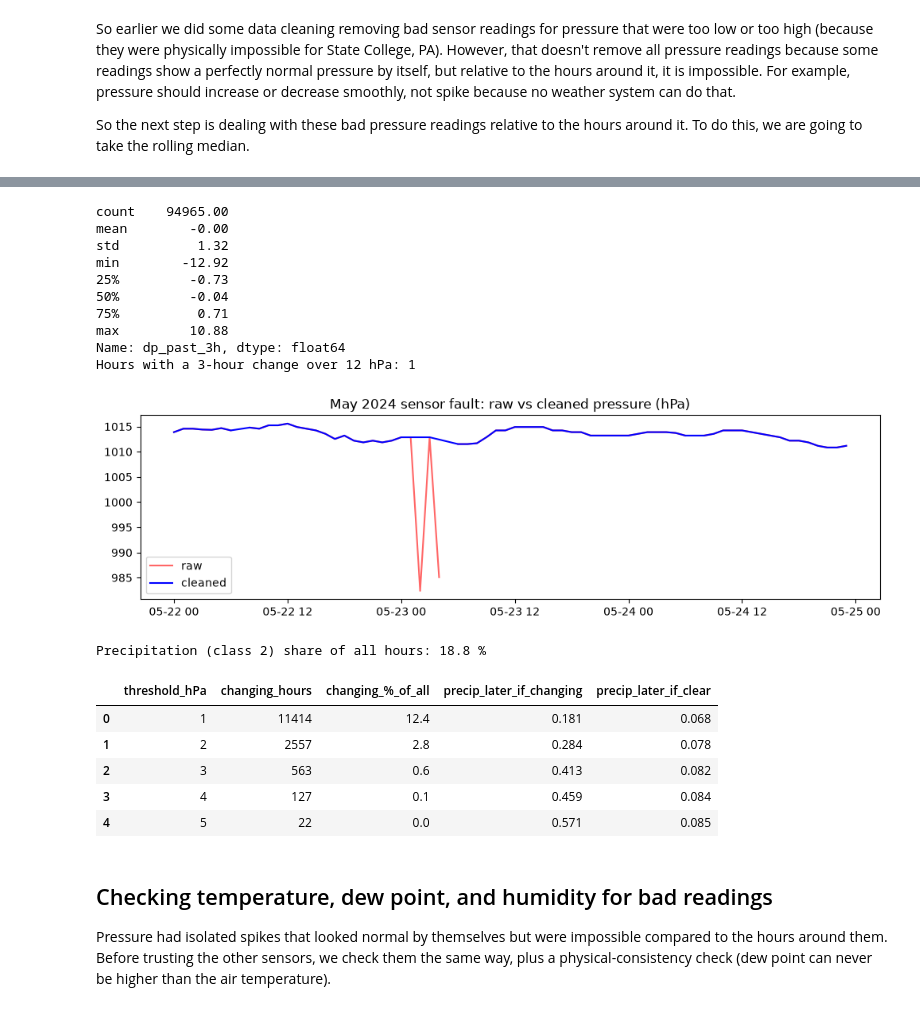
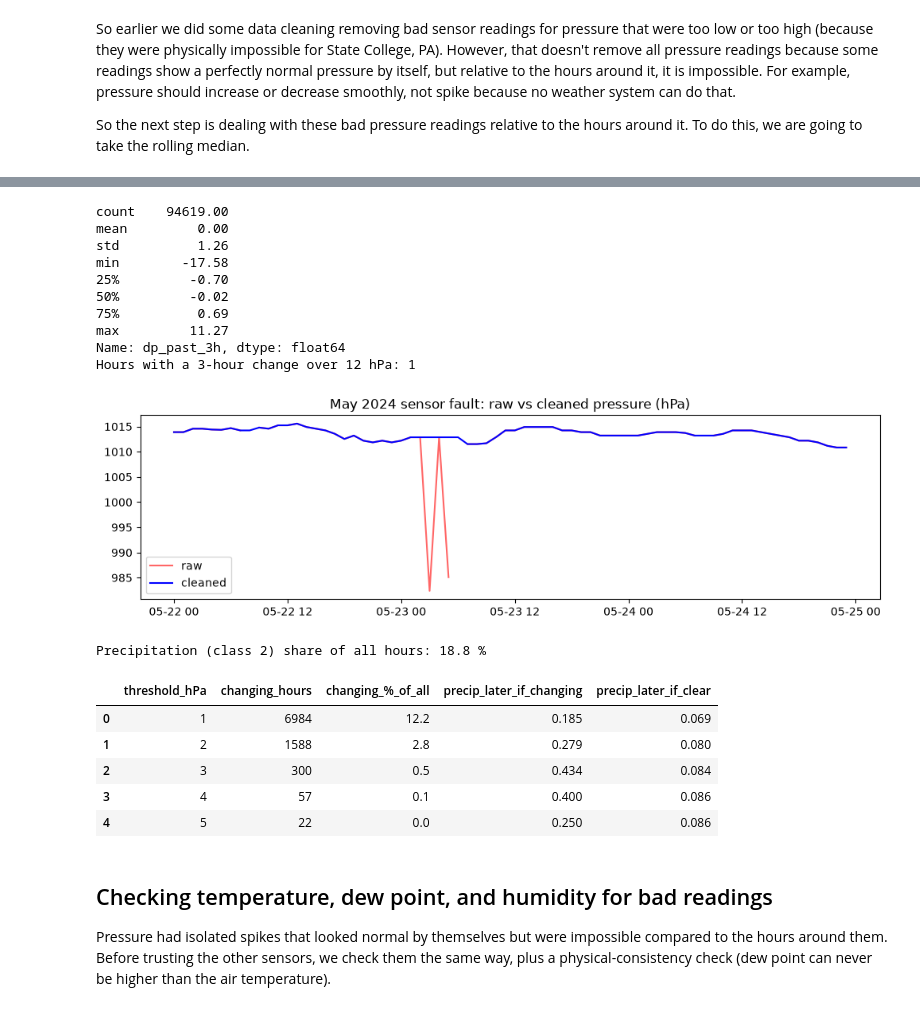
Before and after one commit to sadid-hassan/ESP32-TinyML-Weather-Prediction, a Jupyter notebook: notebooks/02_data_preprocessing.ipynb, the cells around one changed output, grey strips where cells are left out. Cells and saved outputs as stored; diff of their text form; code cells hidden in the pictures.

```diff
--- a/notebooks/02_data_preprocessing.ipynb
+++ b/notebooks/02_data_preprocessing.ipynb
@@ -95,9 +108,9 @@ Pressure readings removed as spikes: 20
 # %%
-# How far is each reading from the median of the 9 hours around it?
+# Compare each reading with the median of the current and previous 8 hours.
 # Same idea as the pressure spike filter, but here we only COUNT first.
 # We look at the counts before deciding on a cutoff, instead of guessing.
 for col in ["tmpf", "dwpf", "relh"]:
-    deviation = (hourly[col] - hourly[col].rolling(9, center=True, min_periods=5).median()).abs()
+    deviation = (hourly[col] - hourly[col].rolling(9, center=False, min_periods=5).median()).abs()
     counts = {t: int((deviation > t).sum()) for t in (5, 8, 10, 15, 20)}
     print(f"{col}: hours more than T away from local median ->", counts)
 
@@ -140,26 +153,15 @@ Total hours blanked (union):         45
 Dew point above temperature after cleaning: 0
 # %%
-def fill_short_gaps(series, max_gap=3):
-    """Linearly interpolate missing values, but ONLY inside gaps of
-    max_gap hours or shorter. Longer gaps stay completely empty (NaN),
-    because guessing across a long outage would be inventing data."""
-    is_missing = series.isna()
+def fill_from_past(series, max_hours=3):
+    """Carry the last available reading forward for at most 3 hours."""
+    return series.ffill(limit=max_hours)
 
-    # Give every run of consecutive "missing" or "present" values its own ID number
-    run_id = (is_missing != is_missing.shift()).cumsum()
-
-    # For each run, count how many missing values it has (= length of the gap)
-    gap_length = is_missing.groupby(run_id).transform("sum")
-
-    # limit_area="inside" stops pandas from filling past the ends of the data
-    interpolated = series.interpolate(method="time", limit_area="inside")
-
-    # Keep an interpolated value only where the gap is short
-    short_gap = is_missing & (gap_length <= max_gap)
-    return series.where(~short_gap, interpolated)
 
 for col in ["tmpf", "dwpf", "relh", "pressure_hpa"]:
-    hourly[col] = fill_short_gaps(hourly[col], max_gap=3)
+    hourly[col] = fill_from_past(
+        hourly[col],
+        max_hours=3,
+    )
 
 print(hourly.isna().sum())
 # %% [output]
@@ -322,33 +342,45 @@ suspect[["pressure_hpa", "dp_past_3h"]].head(20)
 # %%
 # 1) Did the extreme values go away?
 print(hourly["dp_past_3h"].describe().round(2))
 print("Hours with a 3-hour change over 12 hPa:", (hourly["dp_past_3h"].abs() > 12).sum())
 
 # 2) Look at one of the worst episodes before/after cleaning
-raw_hourly = d["pressure_hpa"].resample("1h").mean()      # untouched version for comparison
+# Match the timestamps used for the cleaned hourly data.
+raw_hourly = d["pressure_hpa"].resample(
+    "1h",
+    closed="left",
+    label="right",
+).mean()
 window = slice("2024-05-22", "2024-05-24")
 
 fig, ax = plt.subplots(figsize=(12, 3))
 ax.plot(raw_hourly[window], label="raw", color="red", alpha=0.6)
 ax.plot(hourly["pressure_hpa"][window], label="cleaned", color="blue")
 ax.set_title("May 2024 sensor fault: raw vs cleaned pressure (hPa)")
 ax.legend()
 plt.show()
 # %% [output]
-count    94965.00
-mean        -0.00
-std          1.32
-min        -12.92
-25%         -0.73
-50%         -0.04
-75%          0.71
-max         10.88
+count    94619.00
+mean         0.00
+std          1.26
+min        -17.58
+25%         -0.70
+50%         -0.02
+75%          0.69
+max         11.27
 Name: dp_past_3h, dtype: float64
 Hours with a 3-hour change over 12 hPa: 1
-[figure, old version]
+[figure, new version]
 # %%
 # Keep only hours where both the label and the future pressure change are known
-labelled = hourly.dropna(subset=["precip_next_3h", "dp_future_3h"]).copy()
+# Keep the analysis and its future outcomes inside training data.
+analysis_end = TRAIN_END - BUFFER - pd.Timedelta(hours=6)
+
+labelled = hourly.loc[
+    hourly.index < analysis_end
+].dropna(
+    subset=["precip_next_3h", "dp_future_3h"]
+).copy()
 
 # Did precipitation happen LATER (hours 4, 5, or 6 ahead)? Used only to judge each threshold
 later = pd.concat([hourly["precip"].shift(-k) for k in (4, 5, 6)], axis=1).max(axis=1, skipna=False)
@@ -374,11 +406,11 @@ pd.DataFrame(results)
 # %% [output]
 Precipitation (class 2) share of all hours: 18.8 %
 |  | threshold_hPa | changing_hours | changing_%_of_all | precip_later_if_changing | precip_later_if_clear |
-| 0 | 1 | 11414 | 12.4 | 0.181 | 0.068 |
-| 1 | 2 | 2557 | 2.8 | 0.284 | 0.078 |
-| 2 | 3 | 563 | 0.6 | 0.413 | 0.082 |
-| 3 | 4 | 127 | 0.1 | 0.459 | 0.084 |
-| 4 | 5 | 22 | 0.0 | 0.571 | 0.085 |
+| 0 | 1 | 6984 | 12.2 | 0.185 | 0.069 |
+| 1 | 2 | 1588 | 2.8 | 0.279 | 0.080 |
+| 2 | 3 | 300 | 0.5 | 0.434 | 0.084 |
+| 3 | 4 | 57 | 0.1 | 0.400 | 0.086 |
+| 4 | 5 | 22 | 0.0 | 0.250 | 0.086 |
 # %% [markdown]
 ## Checking temperature, dew point, and humidity for bad readings
 
```
Also changed, not shown: parts of 14 cells of this notebook, 1 other file.
